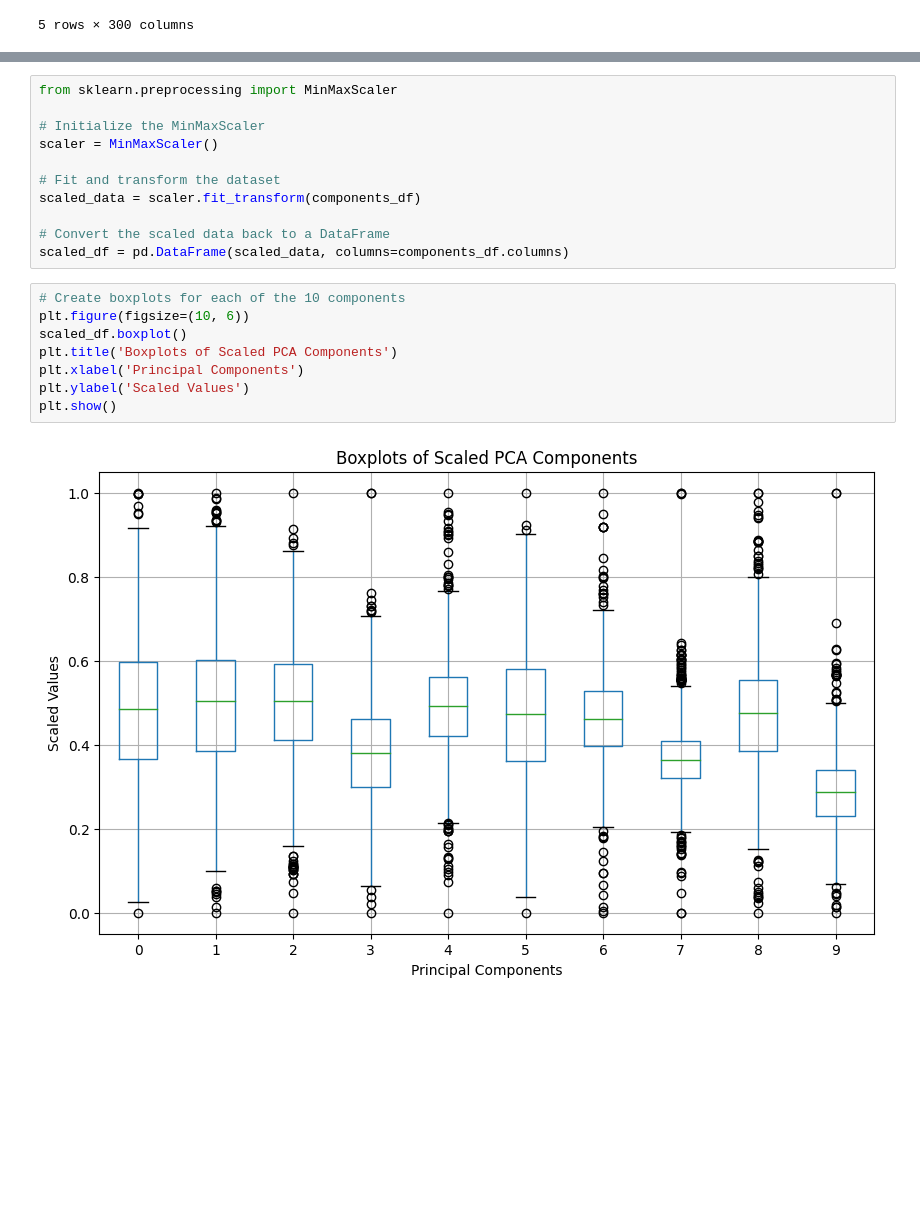
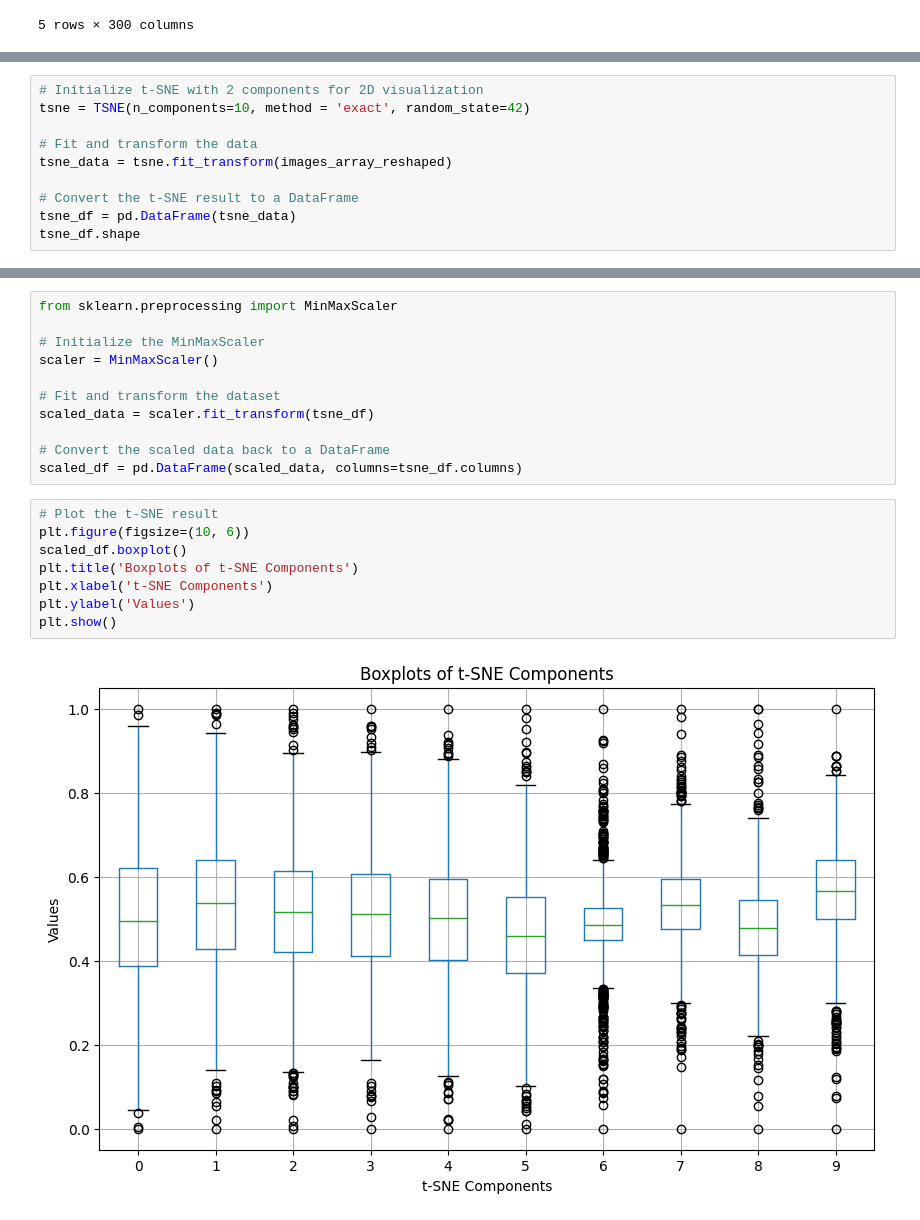
Before and after one commit to Awais-Anwer/semester-project, a Jupyter notebook: Skin_Disease.ipynb, the cells around one changed output, grey strips where cells are left out. Cells and saved outputs as stored; diff of their text form; blank space fills up the shorter version.

```diff
--- a/Skin_Disease.ipynb
+++ b/Skin_Disease.ipynb
@@ -258,0 +237,10 @@ components_df
+# %%
+# Initialize t-SNE with 2 components for 2D visualization
+tsne = TSNE(n_components=10, method = 'exact', random_state=42)
+
+# Fit and transform the data
+tsne_data = tsne.fit_transform(images_array_reshaped)
+
+# Convert the t-SNE result to a DataFrame
+tsne_df = pd.DataFrame(tsne_data)
+tsne_df.shape
@@ -263,17 +262,17 @@ from sklearn.preprocessing import MinMaxScaler
 scaler = MinMaxScaler()
 
 # Fit and transform the dataset
-scaled_data = scaler.fit_transform(components_df)
+scaled_data = scaler.fit_transform(tsne_df)
 
 # Convert the scaled data back to a DataFrame
-scaled_df = pd.DataFrame(scaled_data, columns=components_df.columns)
+scaled_df = pd.DataFrame(scaled_data, columns=tsne_df.columns)
 # %%
-# Create boxplots for each of the 10 components
+# Plot the t-SNE result
 plt.figure(figsize=(10, 6))
 scaled_df.boxplot()
-plt.title('Boxplots of Scaled PCA Components')
-plt.xlabel('Principal Components')
-plt.ylabel('Scaled Values')
+plt.title('Boxplots of t-SNE Components')
+plt.xlabel('t-SNE Components')
+plt.ylabel('Values')
 plt.show()
 # %% [output]
-[figure, old version]
+[figure, new version]
```
Also changed, not shown: parts of 4 cells of this notebook.
